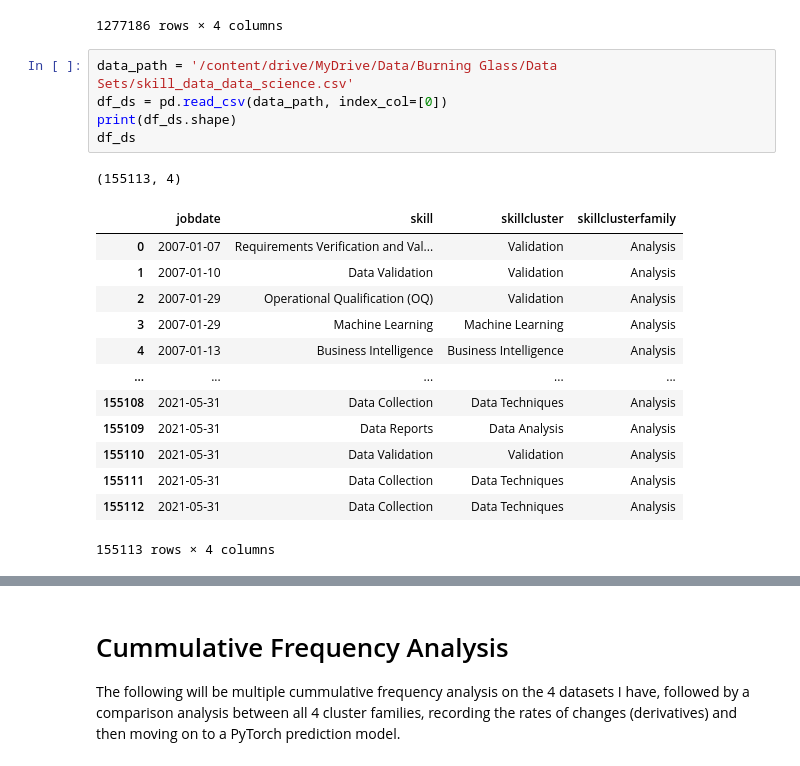
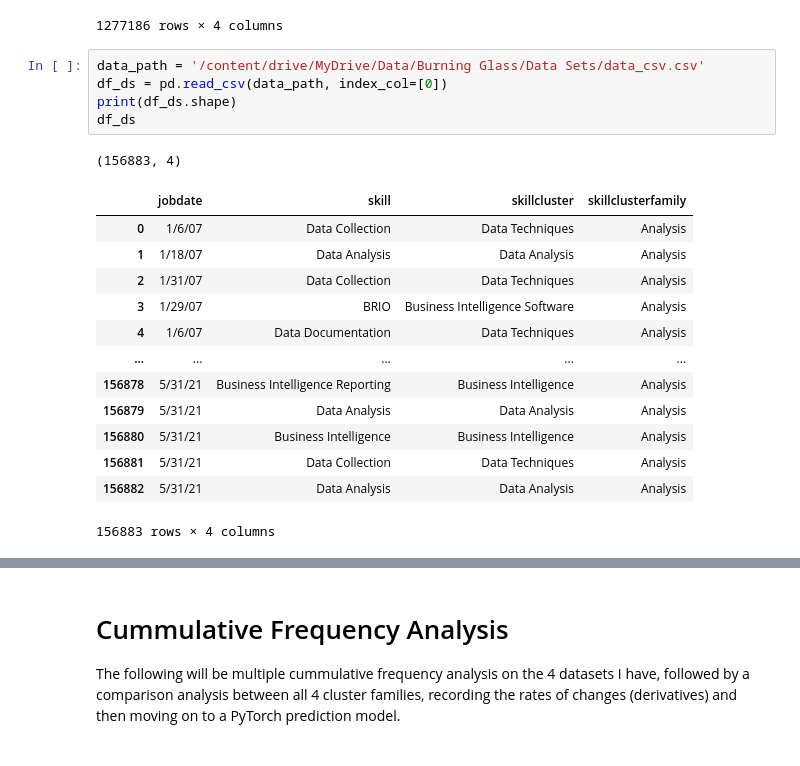
Before and after one commit to Josh-Hiz/BurningGlassAnalysis, a Jupyter notebook: BurningGlass_Skills.ipynb, the cells around one changed output, grey strips where cells are left out. Cells and saved outputs as stored; diff of their text form.

```diff
--- a/BurningGlass_Skills.ipynb
+++ b/BurningGlass_Skills.ipynb
@@ -79,22 +79,22 @@ df_hc
 | 1277185 | 2021-05-31 | Dementia knowledge | Mental Health Diseases and Disorders | Health Care |
 1277186 rows × 4 columns
 # %%
-data_path = '/content/drive/MyDrive/Data/Burning Glass/Data Sets/skill_data_data_science.csv'
+data_path = '/content/drive/MyDrive/Data/Burning Glass/Data Sets/data_csv.csv'
 df_ds = pd.read_csv(data_path, index_col=[0])
 print(df_ds.shape)
 df_ds
 # %% [output]
-(155113, 4)
+(156883, 4)
 |  | jobdate | skill | skillcluster | skillclusterfamily |
-| 0 | 2007-01-07 | Requirements Verification and Val... | Validation | Analysis |
-| 1 | 2007-01-10 | Data Validation | Validation | Analysis |
-| 2 | 2007-01-29 | Operational Qualification (OQ) | Validation | Analysis |
-| 3 | 2007-01-29 | Machine Learning | Machine Learning | Analysis |
-| 4 | 2007-01-13 | Business Intelligence | Business Intelligence | Analysis |
+| 0 | 1/6/07 | Data Collection | Data Techniques | Analysis |
+| 1 | 1/18/07 | Data Analysis | Data Analysis | Analysis |
+| 2 | 1/31/07 | Data Collection | Data Techniques | Analysis |
+| 3 | 1/29/07 | BRIO | Business Intelligence Software | Analysis |
+| 4 | 1/6/07 | Data Documentation | Data Techniques | Analysis |
 | ... | ... | ... | ... | ... |
-| 155108 | 2021-05-31 | Data Collection | Data Techniques | Analysis |
-| 155109 | 2021-05-31 | Data Reports | Data Analysis | Analysis |
-| 155110 | 2021-05-31 | Data Validation | Validation | Analysis |
-| 155111 | 2021-05-31 | Data Collection | Data Techniques | Analysis |
-| 155112 | 2021-05-31 | Data Collection | Data Techniques | Analysis |
+| 156878 | 5/31/21 | Business Intelligence Reporting | Business Intelligence | Analysis |
+| 156879 | 5/31/21 | Data Analysis | Data Analysis | Analysis |
+| 156880 | 5/31/21 | Business Intelligence | Business Intelligence | Analysis |
+| 156881 | 5/31/21 | Data Collection | Data Techniques | Analysis |
+| 156882 | 5/31/21 | Data Analysis | Data Analysis | Analysis |
-155113 rows × 4 columns
+156883 rows × 4 columns
```
Also changed, not shown: parts of 17 cells of this notebook.
